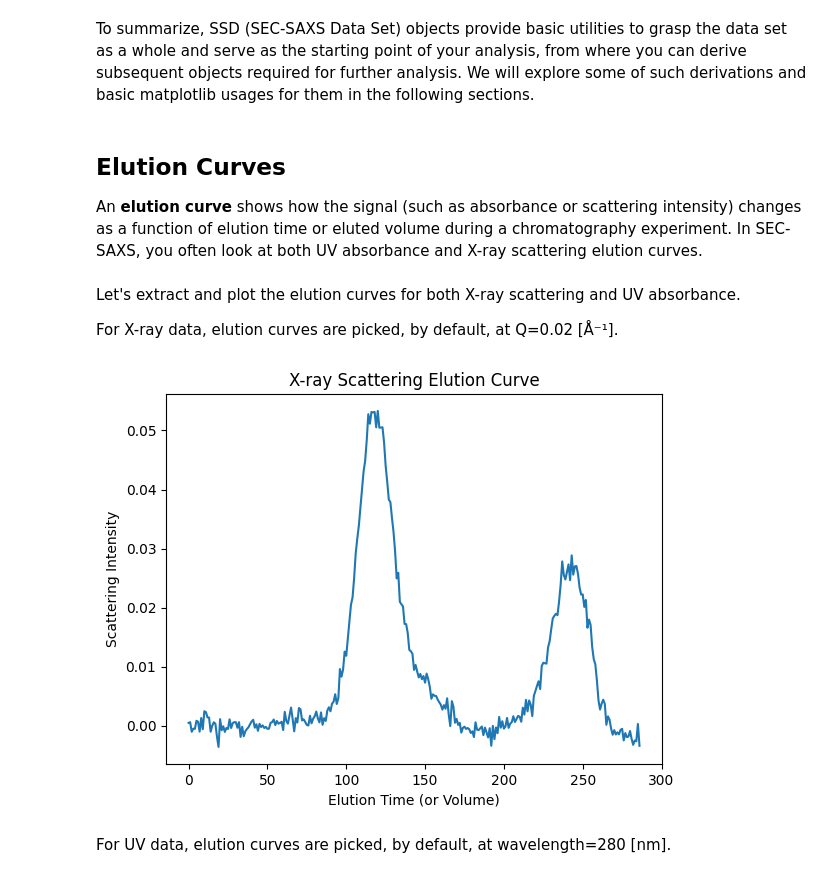
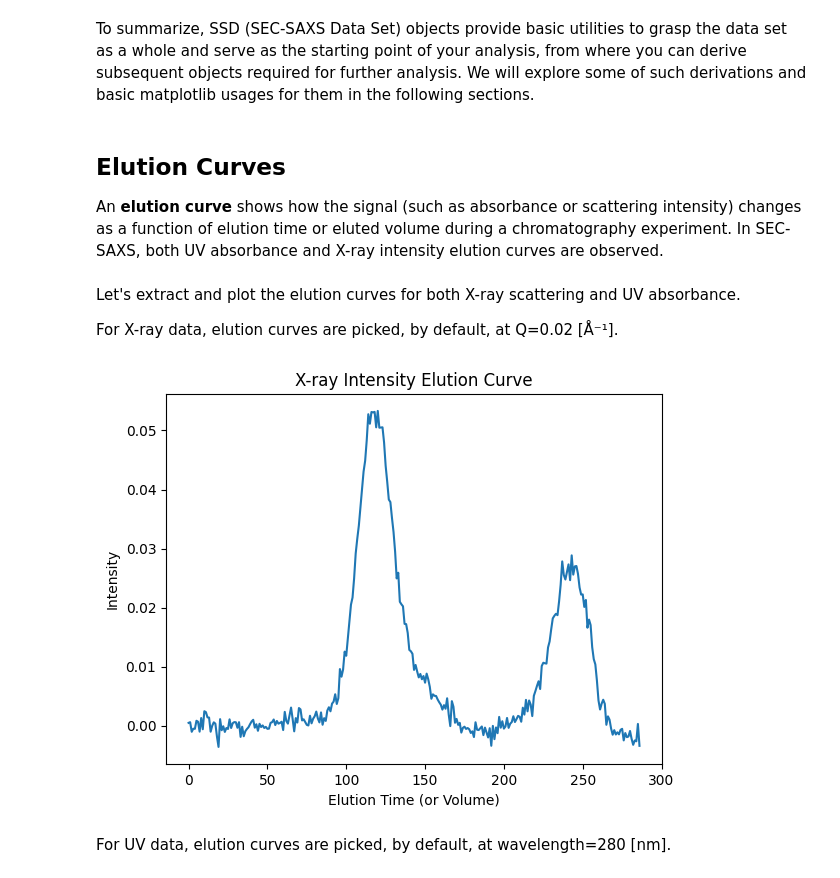
Before and after one commit to nshimizu0721/molass-tutorial, a Jupyter notebook: _sources/chapters/01/data_objects.ipynb, the cells around one changed output. Cells and saved outputs as stored; diff of their text form; code cells hidden in the pictures.

```diff
--- a/_sources/chapters/01/data_objects.ipynb
+++ b/_sources/chapters/01/data_objects.ipynb
@@ -56,7 +56,7 @@ To summarize, SSD (SEC-SAXS Data Set) objects provide basic utilities to grasp t
 # %% [markdown]
 ## Elution Curves
 
-An **elution curve** shows how the signal (such as absorbance or scattering intensity) changes as a function of elution time or eluted volume during a chromatography experiment. In SEC-SAXS, you often look at both UV absorbance and X-ray scattering elution curves.
+An **elution curve** shows how the signal (such as absorbance or scattering intensity) changes as a function of elution time or eluted volume during a chromatography experiment. In SEC-SAXS, both UV absorbance and X-ray intensity elution curves are observed.
 # %% [markdown]
 Let's extract and plot the elution curves for both X-ray scattering and UV absorbance.
 
@@ -64,12 +64,12 @@ For X-ray data, elution curves are picked, by default, at Q=0.02 [Å⁻¹].
 # %%
 xr_icurve = ssd.xr.get_icurve()
 plt.plot(xr_icurve.x, xr_icurve.y)
-plt.title('X-ray Scattering Elution Curve')
+plt.title('X-ray Intensity Elution Curve')
 plt.xlabel('Elution Time (or Volume)')
-plt.ylabel('Scattering Intensity')
+plt.ylabel('Intensity')
 plt.show()
 # %% [output]
-[figure, old version]
+[figure, new version]
 # %% [markdown]
 For UV data, elution curves are picked, by default, at wavelength=280 [nm].
 # %%
```
Also changed, not shown: parts of 4 cells of this notebook, 6 other files.
